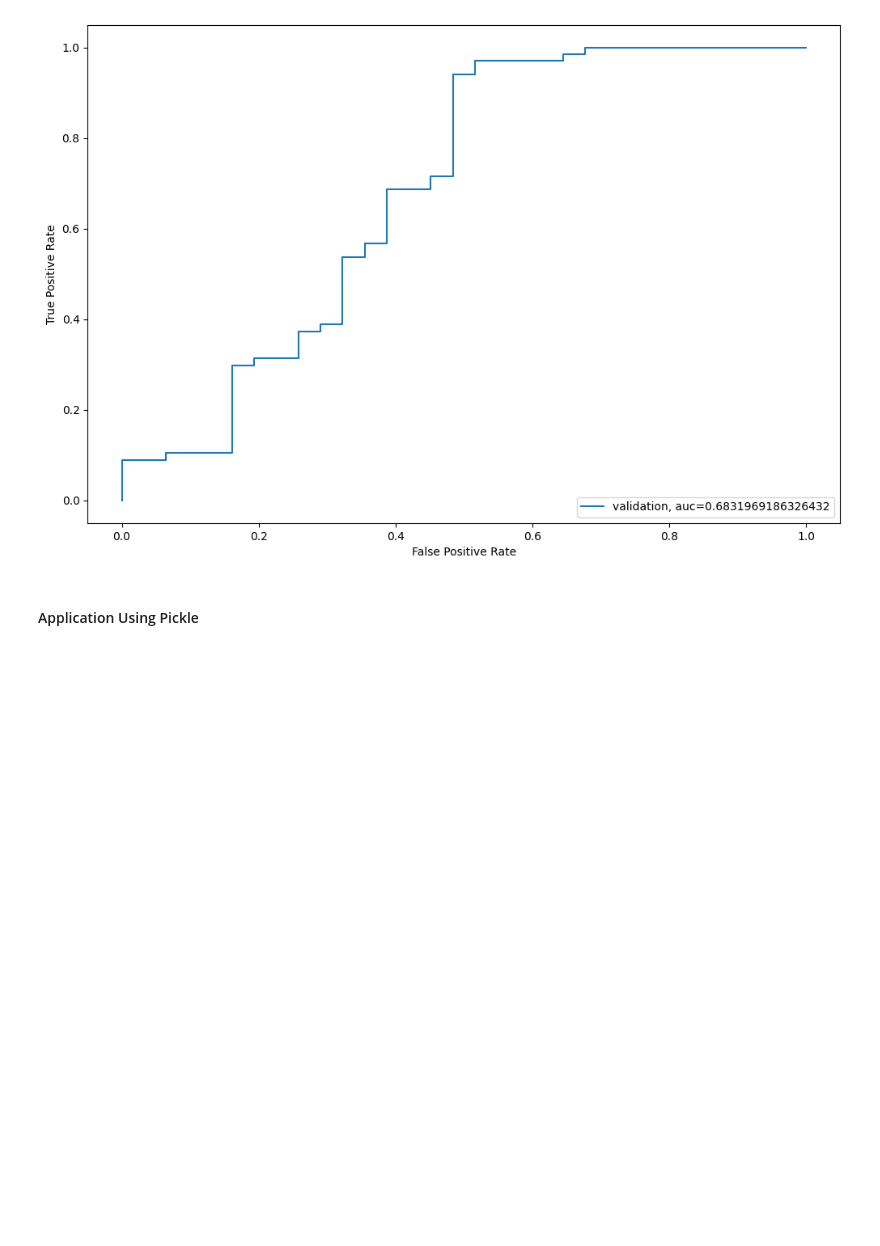
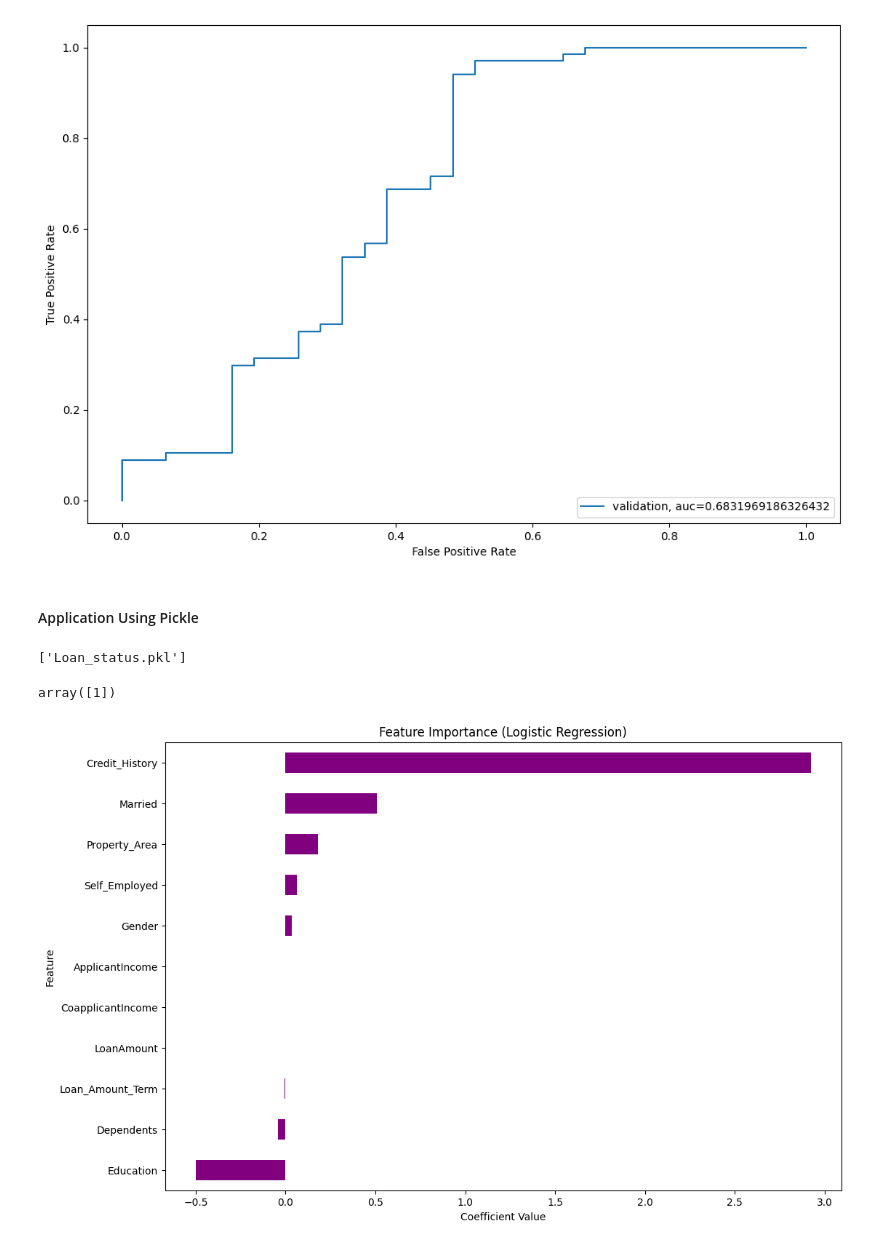
Before and after one commit to Eddie-254/Credit-Score-Prediction, a Jupyter notebook: credit_EDA.ipynb, the cells around one changed output. Cells and saved outputs as stored; diff of their text form; code cells hidden in the pictures; blank space fills up the shorter version.

```diff
--- a/credit_EDA.ipynb
+++ b/credit_EDA.ipynb
@@ -553,16 +553,19 @@ class ModelEvaluator:
             'Decision Tree': DecisionTreeClassifier()
         }
         results = {}
+        trained_models = {}  # Store trained models
         for name, model in models.items():
             model.fit(self.x_train, self.y_train)
             pred = model.predict(self.x_test)
             accuracy = accuracy_score(self.y_test, pred)
             results[name] = accuracy
-        return results
+            trained_models[name] = model  # Store trained model
+        return results, trained_models
 # %%
 # Run model evaluation code here
 model_evaluator = ModelEvaluator(x_train, y_train, x_test, y_test)
-results = model_evaluator.evaluate_models()
+results, trained_models = model_evaluator.evaluate_models()
+
 for model, accuracy in results.items():
     print(f'{model}: {accuracy}')
 # %% [output]
@@ -638,3 +641,9 @@ plt.show()
 [figure]
 # %% [markdown]
 #### Application Using Pickle
+# %%
+# Saving the model
+logistic_regression_model = trained_models['Logistic Regression']
+joblib.dump(logistic_regression_model, "Loan_status.pkl")
+# %% [output]
+['Loan_status.pkl']
@@ -640,0 +657,24 @@ plt.show()
+# %%
+# Building the model to predict the values
+model.predict(m)
+# %% [output]
+array([1])
+# %%
+# Graphical representation of the feature importance in the model
+coefficients = logistic_regression_model.coef_[0]
+
+# Create a Series with coefficients indexed by feature names
+importances = pd.Series(coefficients, index=data.columns)
+
+# Sort feature importances from high to low
+importances.sort_values(inplace=True)
+
+# Plot feature importances
+plt.figure(figsize=(12, 8))
+importances.plot(kind='barh', color='purple')
+plt.xlabel('Coefficient Value')
+plt.ylabel('Feature')
+plt.title('Feature Importance (Logistic Regression)')
+plt.show()
+# %% [output]
+[figure, added]
```
Also changed, not shown: parts of 3 cells of this notebook.
